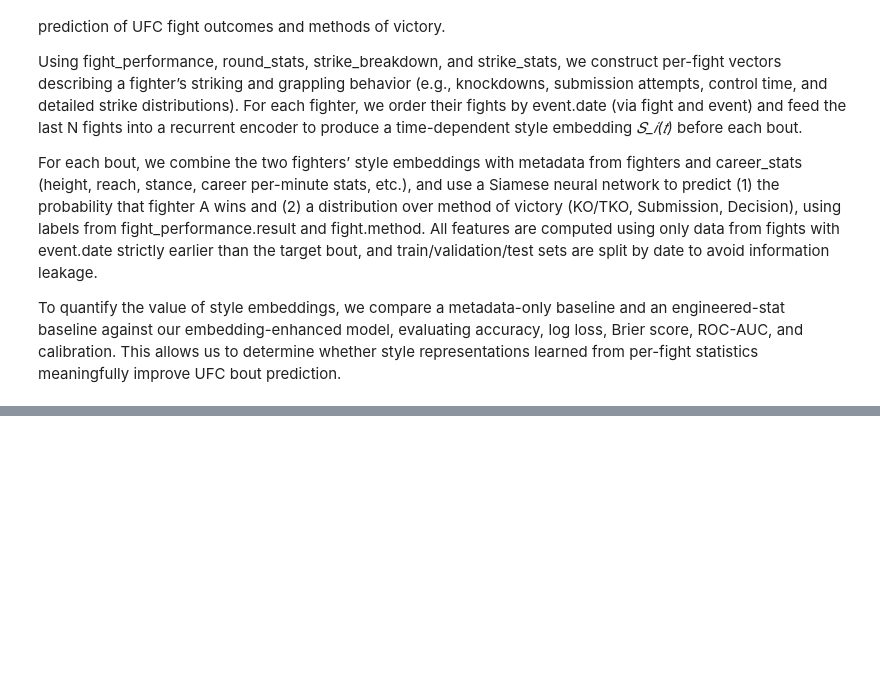
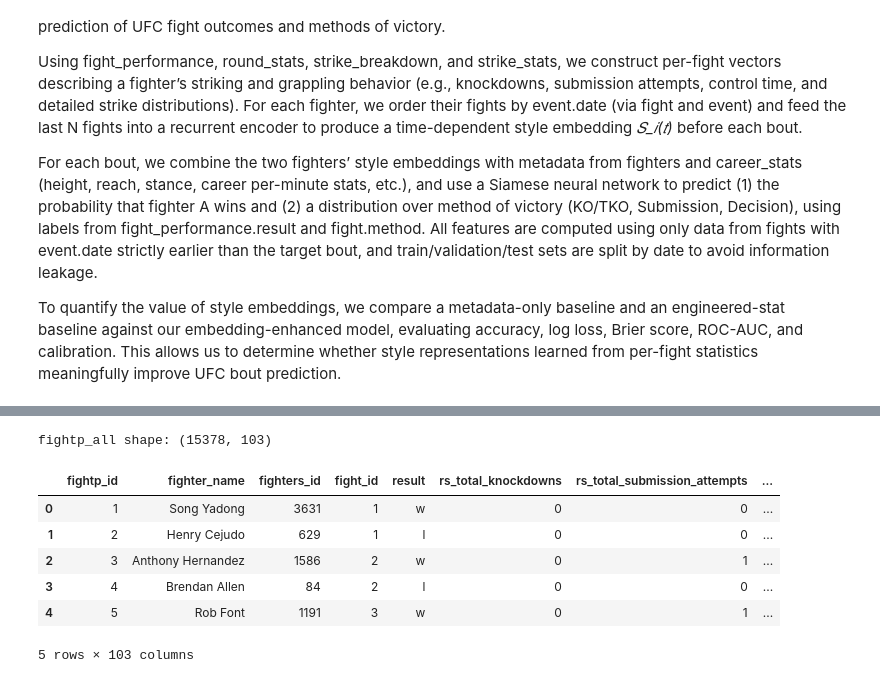
Before and after one commit to jibi21212/ml_final_project, a Jupyter notebook: final_project.ipynb, the cells around one changed output, grey strips where cells are left out. Cells and saved outputs as stored; diff of their text form; code cells hidden in the pictures; blank space fills up the shorter version.

```diff
--- a/final_project.ipynb
+++ b/final_project.ipynb
@@ -14,0 +43,13 @@ To quantify the value of style embeddings, we compare a metadata-only baseline a
+# %%
+for name, df in [
+    ("fighters", fighters),
+    ("round_stats", round_stats),
+    ("career_stats", career_stats),
+    ("fight_performance", fight_performance),
+    ("fight", fight),
+    ("event", event),
+    ("strike_breakdown", strike_breakdown),
+    ("strike_stats", strike_stats),
+]:
+    print(f"{name:17s} shape={df.shape}")
+    print("-" * 60)
@@ -14,0 +310,18 @@ To quantify the value of style embeddings, we compare a metadata-only baseline a
+# %%
+fightp_all = fightp_features.merge(
+    fight_meta_small,
+    on="fight_id",
+    how="left"
+)
+
+print("fightp_all shape:", fightp_all.shape)
+fightp_all.head()
+# %% [output]
+fightp_all shape: (15378, 103)
+|  | fightp_id | fighter_name | fighters_id | fight_id | result | rs_total_knockdowns | rs_total_submission_attempts | ... |
+| 0 | 1 | Song Yadong | 3631 | 1 | w | 0 | 0 | ... |
+| 1 | 2 | Henry Cejudo | 629 | 1 | l | 0 | 0 | ... |
+| 2 | 3 | Anthony Hernandez | 1586 | 2 | w | 0 | 1 | ... |
+| 3 | 4 | Brendan Allen | 84 | 2 | l | 0 | 0 | ... |
+| 4 | 5 | Rob Font | 1191 | 3 | w | 0 | 1 | ... |
+5 rows × 103 columns
```
Also changed, not shown: parts of 36 cells of this notebook, 9 other files.
